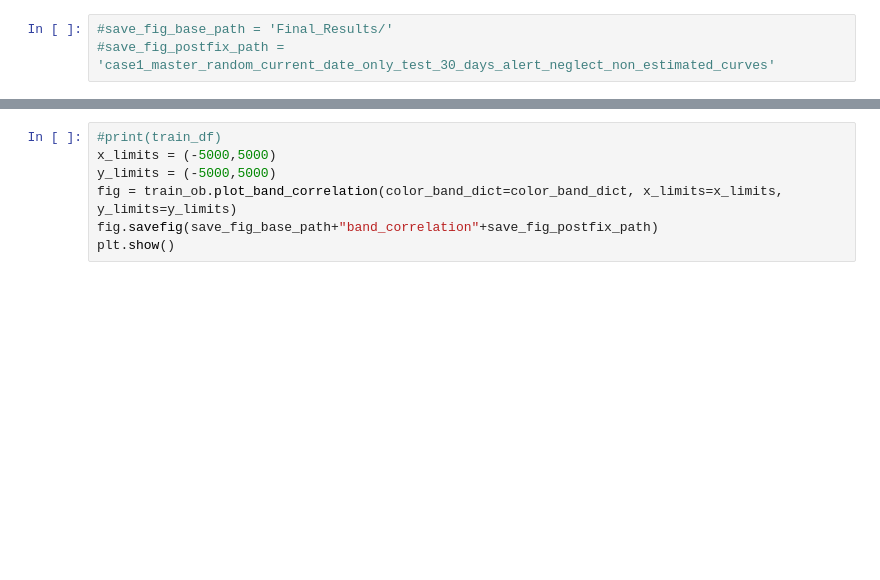
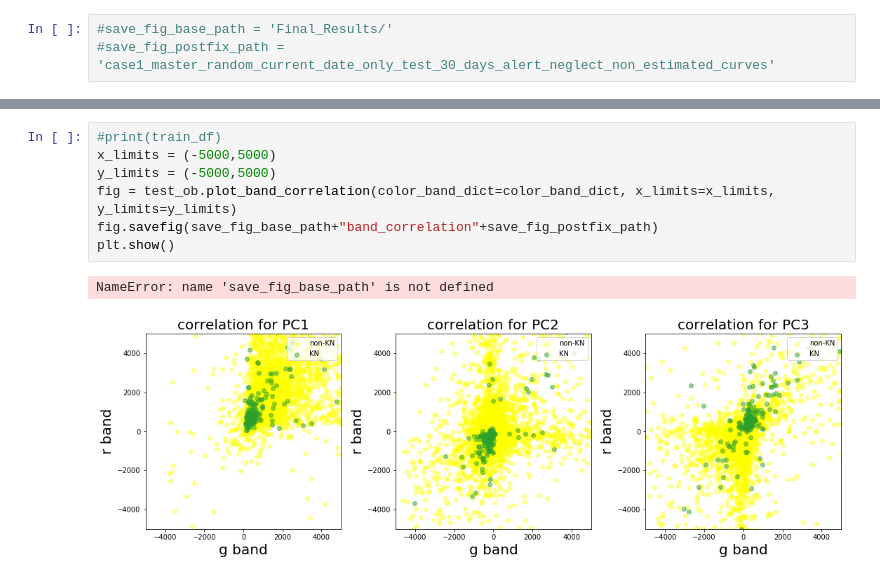
Before and after one commit to Biswa-10/Kilonova, a Jupyter notebook: test_performance_class.ipynb, the cells around one changed output, grey strips where cells are left out. Drawn from its saved outputs; the diff is of its cells as text; blank space fills up the shorter version.

```diff
--- a/test_performance_class.ipynb
+++ b/test_performance_class.ipynb
@@ -205,7 +664,10 @@ plt.show()
 # %%
 #print(train_df)
 x_limits = (-5000,5000)
 y_limits = (-5000,5000)
-fig = train_ob.plot_band_correlation(color_band_dict=color_band_dict, x_limits=x_limits, y_limits=y_limits)
+fig = test_ob.plot_band_correlation(color_band_dict=color_band_dict, x_limits=x_limits, y_limits=y_limits)
 fig.savefig(save_fig_base_path+"band_correlation"+save_fig_postfix_path)
 plt.show()
+# %% [output]
+NameError: name 'save_fig_base_path' is not defined
+[figure, added]
```
Also changed, not shown: parts of 14 cells of this notebook, 1 other file.
